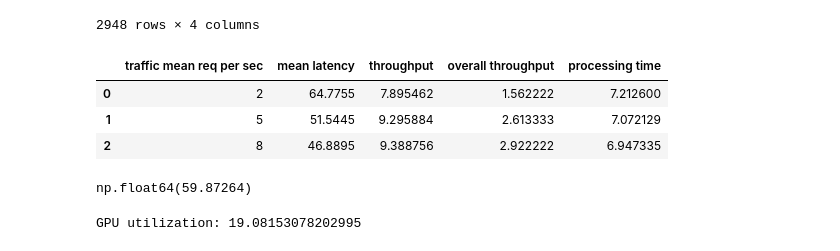
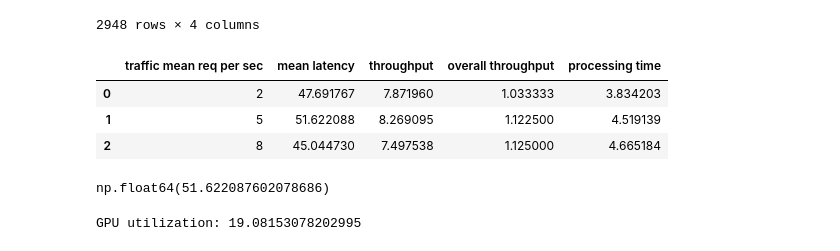
Before and after one commit to Antonio-MI/sincere, a Jupyter notebook: process_results.ipynb, the cells around one changed output. Drawn from its saved outputs; the diff is of its cells as text; code cells hidden in the pictures.

```diff
--- a/process_results.ipynb
+++ b/process_results.ipynb
@@ -313,20 +313,20 @@ df_trafficmean5 = pd.read_csv(path+"measurements_results_red_cuda_BestBatch+Part
 df_trafficmean8 = pd.read_csv(path+"measurements_results_red_cuda_BestBatch+PartialBatch_bursty_900_20240925_140830.csv")
 # %%
 pd.DataFrame({'traffic mean req per sec': [2,5,8],
-               'mean latency': [df_trafficmean2["latency (s)"].median(), df_trafficmean5["latency (s)"].median(), df_trafficmean8["latency (s)"].median()],
+               'mean latency': [df_trafficmean2["latency (s)"].mean(), df_trafficmean5["latency (s)"].mean(), df_trafficmean8["latency (s)"].mean()],
                'throughput': [df_trafficmean2["throughput (qps)"].mean(), df_trafficmean5["throughput (qps)"].mean(), df_trafficmean8["throughput (qps)"].mean()],
-               'overall throughput': [df_trafficmean2.shape[0]/900, df_trafficmean5.shape[0]/900, df_trafficmean8.shape[0]/900],
+               'overall throughput': [df_trafficmean2.shape[0]/1200, df_trafficmean5.shape[0]/1200, df_trafficmean8.shape[0]/1200],
                'processing time': [df_trafficmean2["processing time (s)"].mean(), df_trafficmean5["processing time (s)"].mean(), df_trafficmean8["processing time (s)"].mean()]
                })
 # %% [output]
 |  | traffic mean req per sec | mean latency | throughput | overall throughput | processing time |
-| 0 | 2 | 64.7755 | 7.895462 | 1.562222 | 7.212600 |
-| 1 | 5 | 51.5445 | 9.295884 | 2.613333 | 7.072129 |
-| 2 | 8 | 46.8895 | 9.388756 | 2.922222 | 6.947335 |
+| 0 | 2 | 47.691767 | 7.871960 | 1.033333 | 3.834203 |
+| 1 | 5 | 51.622088 | 8.269095 | 1.122500 | 4.519139 |
+| 2 | 8 | 45.044730 | 7.497538 | 1.125000 | 4.665184 |
 # %%
-df_trafficmean2["latency (s)"].mean()
+df_trafficmean5["latency (s)"].mean()
 # %% [output]
-np.float64(59.87264)
+np.float64(51.622087602078686)
 # %%
 # Read the CSV file without headers
 df = pd.read_csv('gpu_utilization/gpu_usage_20240926_131556.csv', header=None, names=['Timestamp', 'Value'])
```
Also changed, not shown: parts of 1 cell of this notebook, 1 other file.
